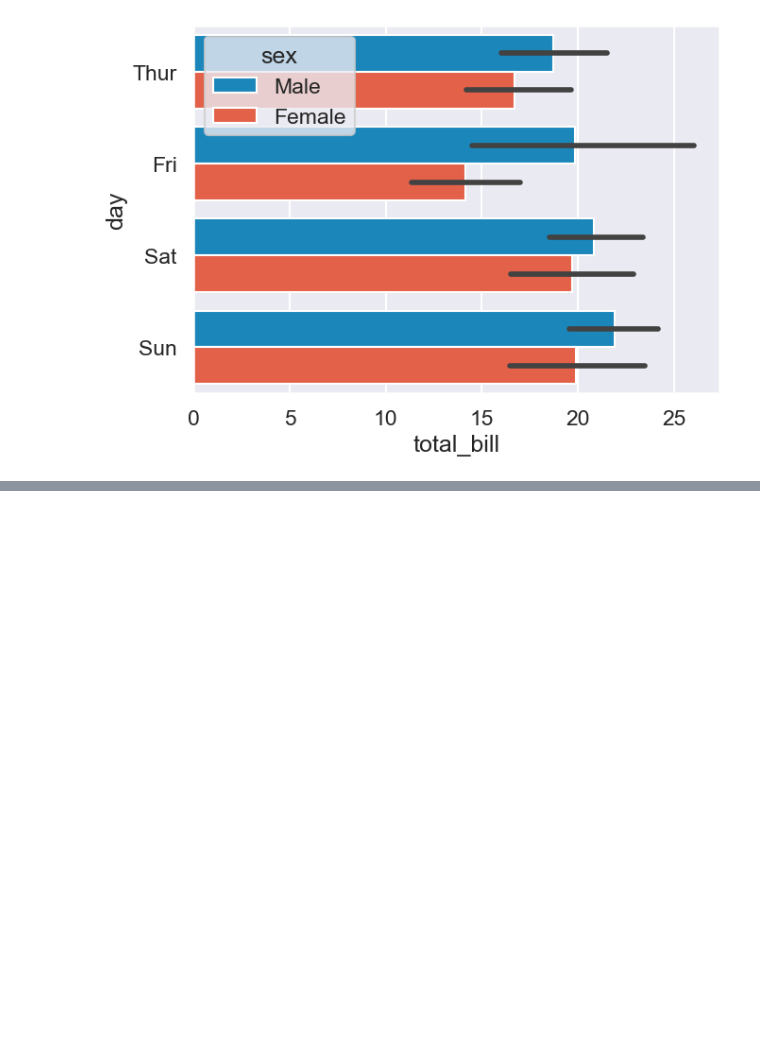
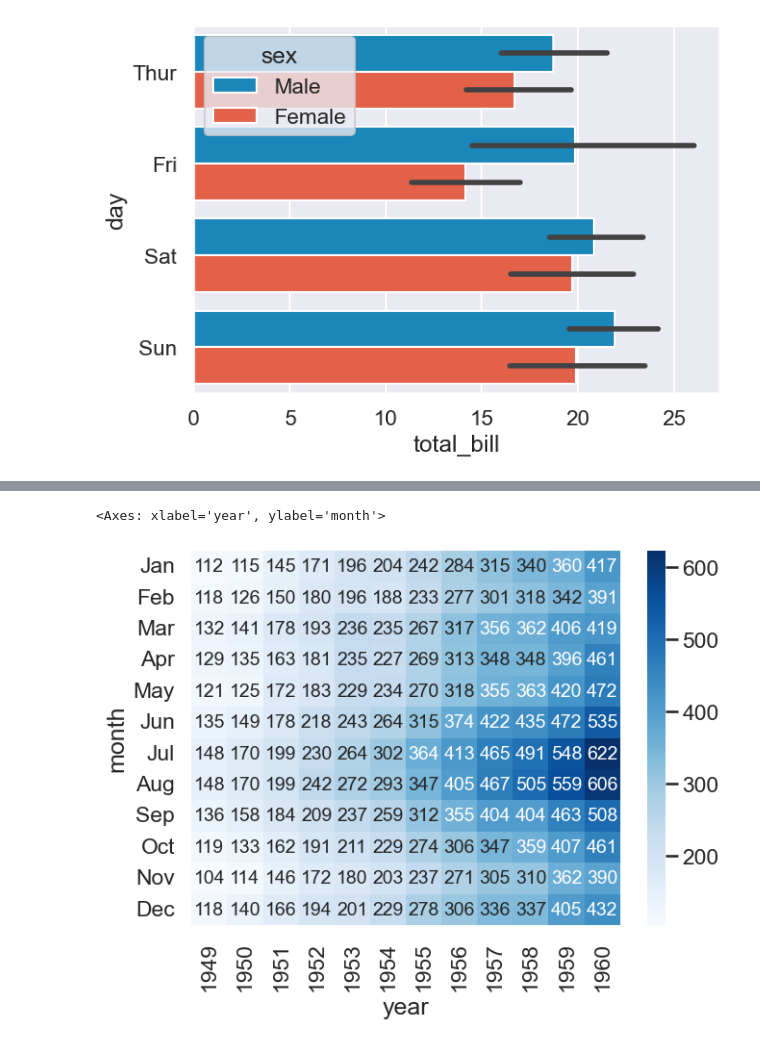
Before and after one commit to root459/DATAanalysis, a Jupyter notebook: datavisualization.ipynb, the cells around one changed output, grey strips where cells are left out. Saved outputs shown, nothing was run; the diff lists cells and outputs as text; code cells hidden in the pictures; blank space fills up the shorter version.

```diff
--- a/datavisualization.ipynb
+++ b/datavisualization.ipynb
@@ -377,0 +404,4 @@ sns.barplot(x='total_bill',y='day',hue='sex',data=tips_df);#for horizontal
+# %%
+flights_df=sns.load_dataset("flights").pivot("month","year","passengers")
+#pivot makes it in form of matrix so by heatmap easily visualize
+flights_df
@@ -377,0 +423,7 @@ sns.barplot(x='total_bill',y='day',hue='sex',data=tips_df);#for horizontal
+# %%
+sns.heatmap(flights_df,fmt='d',annot=True,cmap='Blues')
+#fmt parameter stands for "format" and is used to specify the format for annotating the cells of the heatmap.
+#annot shows the number also without fmt it not work
+# %% [output]
+<Axes: xlabel='year', ylabel='month'>
+[figure, added]
```
Also changed, not shown: parts of 6 cells of this notebook.
